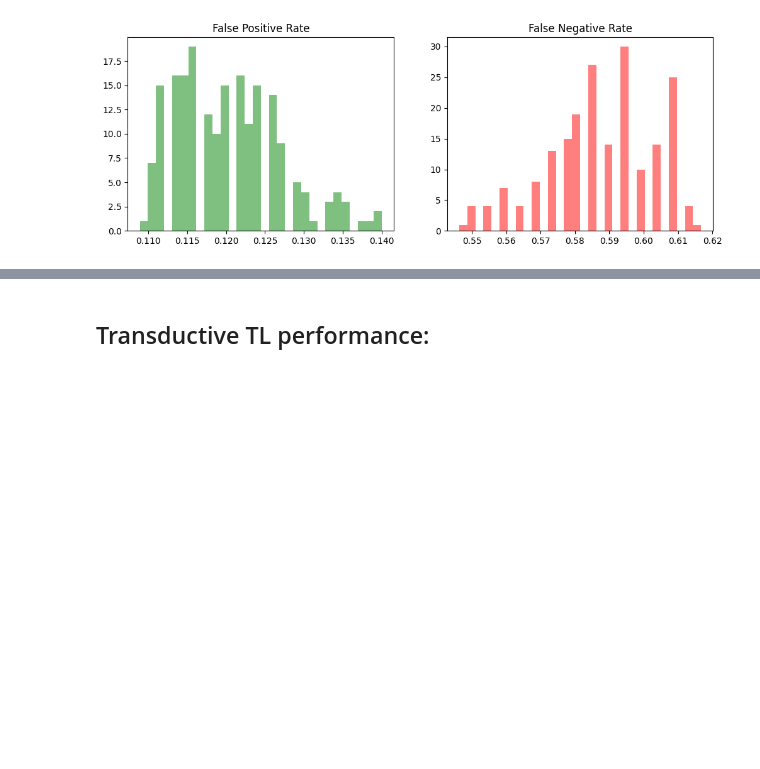
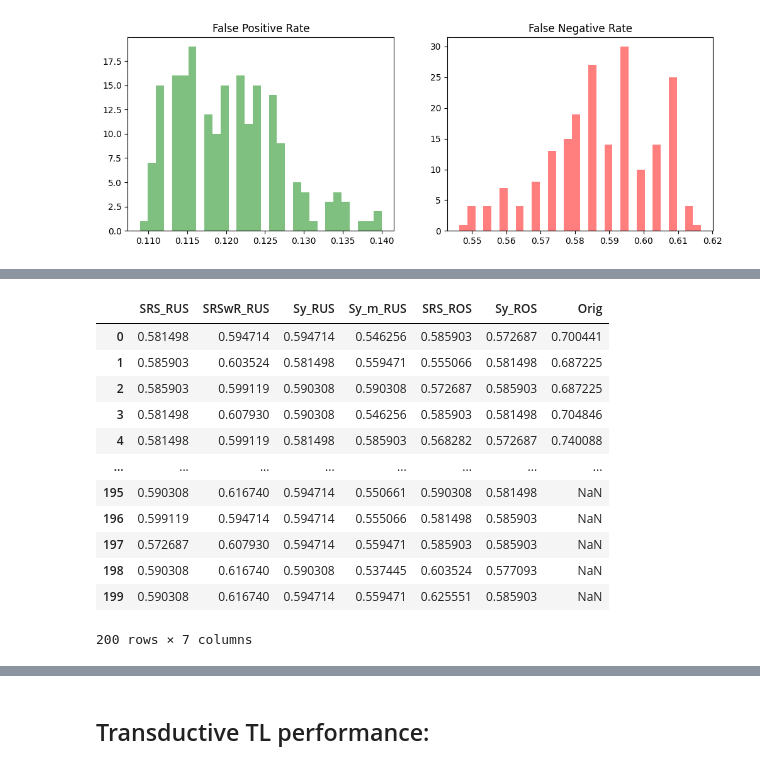
Before and after one commit to AndreiAf02/Transfer_Learning_Fine_Tuning_Update, a Jupyter notebook: Credit_Default_Performance_Analysis.ipynb, the cells around one changed output, grey strips where cells are left out. Saved outputs shown, nothing was run; the diff lists cells and outputs as text; code cells hidden in the pictures; blank space fills up the shorter version.

```diff
--- a/Credit_Default_Performance_Analysis.ipynb
+++ b/Credit_Default_Performance_Analysis.ipynb
@@ -347,15 +352,30 @@ sns.boxplot([dataset['Orig'], dataset['SRS_RUS'], dataset['SRSwR_RUS'],
 # %%
 FNR = pd.DataFrame()
 
 DF = FNR
 
-DF['Orig'] = orig_FNR
 DF['SRS_RUS'] = SRS_FNR
 DF['SRSwR_RUS'] = SRSwR_FNR
 DF['Sy_RUS'] = Sy_FNR
 DF['Sy_m_RUS'] = Sym_FNR
 DF['SRS_ROS'] = SRS_ROS_FNR
 DF['Sy_ROS'] = Sy_ROS_FNR
+DF['Orig'] = orig_FNR
+FNR
+# %% [output]
+|  | SRS_RUS | SRSwR_RUS | Sy_RUS | Sy_m_RUS | SRS_ROS | Sy_ROS | Orig |
+| 0 | 0.581498 | 0.594714 | 0.594714 | 0.546256 | 0.585903 | 0.572687 | 0.700441 |
+| 1 | 0.585903 | 0.603524 | 0.581498 | 0.559471 | 0.555066 | 0.581498 | 0.687225 |
+| 2 | 0.585903 | 0.599119 | 0.590308 | 0.590308 | 0.572687 | 0.585903 | 0.687225 |
+| 3 | 0.581498 | 0.607930 | 0.590308 | 0.546256 | 0.585903 | 0.581498 | 0.704846 |
+| 4 | 0.581498 | 0.599119 | 0.581498 | 0.585903 | 0.568282 | 0.572687 | 0.740088 |
+| ... | ... | ... | ... | ... | ... | ... | ... |
+| 195 | 0.590308 | 0.616740 | 0.594714 | 0.550661 | 0.590308 | 0.581498 | NaN |
+| 196 | 0.599119 | 0.594714 | 0.594714 | 0.555066 | 0.581498 | 0.585903 | NaN |
+| 197 | 0.572687 | 0.607930 | 0.594714 | 0.559471 | 0.585903 | 0.585903 | NaN |
+| 198 | 0.590308 | 0.616740 | 0.590308 | 0.537445 | 0.603524 | 0.577093 | NaN |
+| 199 | 0.590308 | 0.616740 | 0.594714 | 0.559471 | 0.625551 | 0.585903 | NaN |
+200 rows × 7 columns
 # %%
 dataset = FNR
 
```
Also changed, not shown: parts of 12 cells of this notebook.
